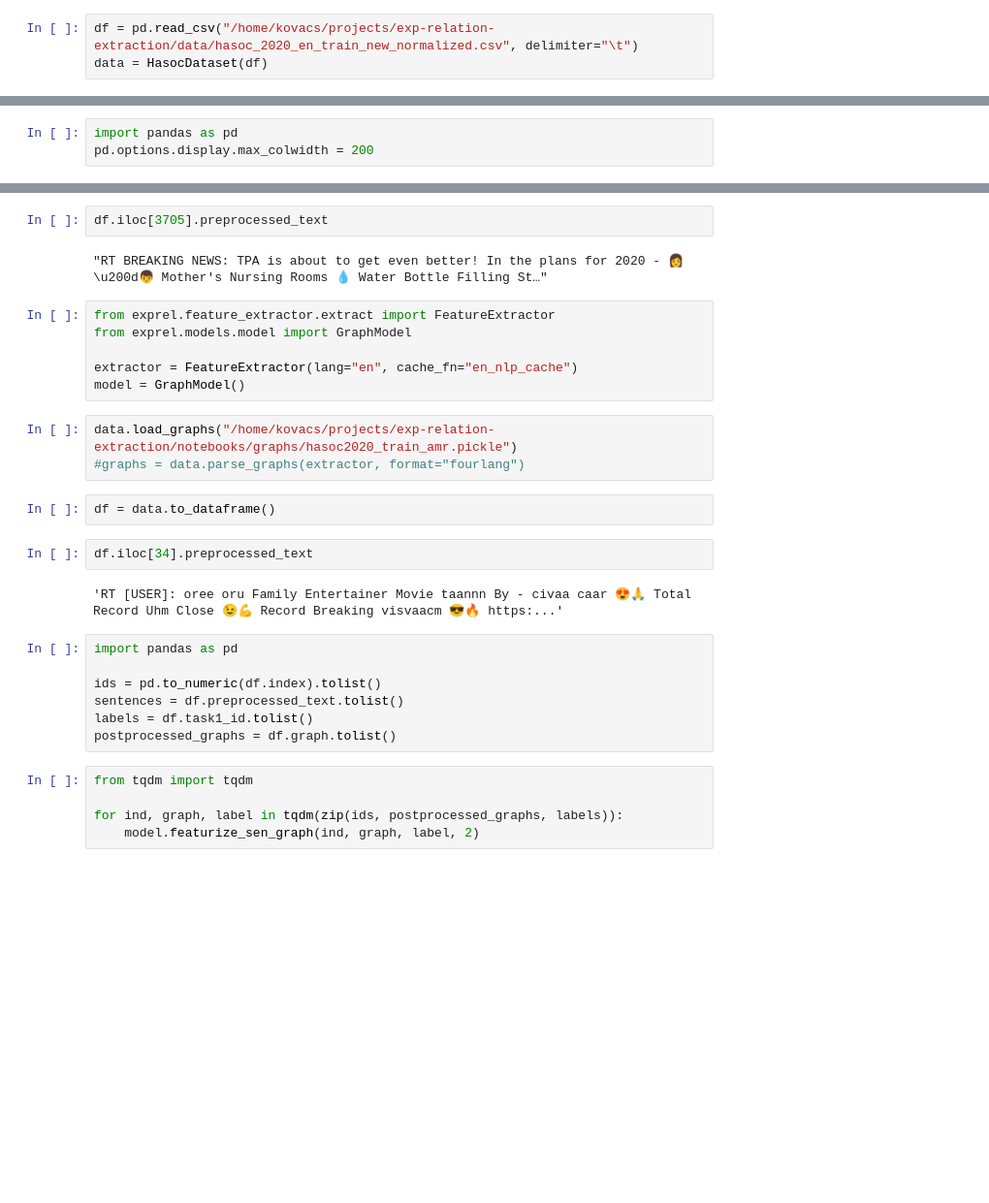
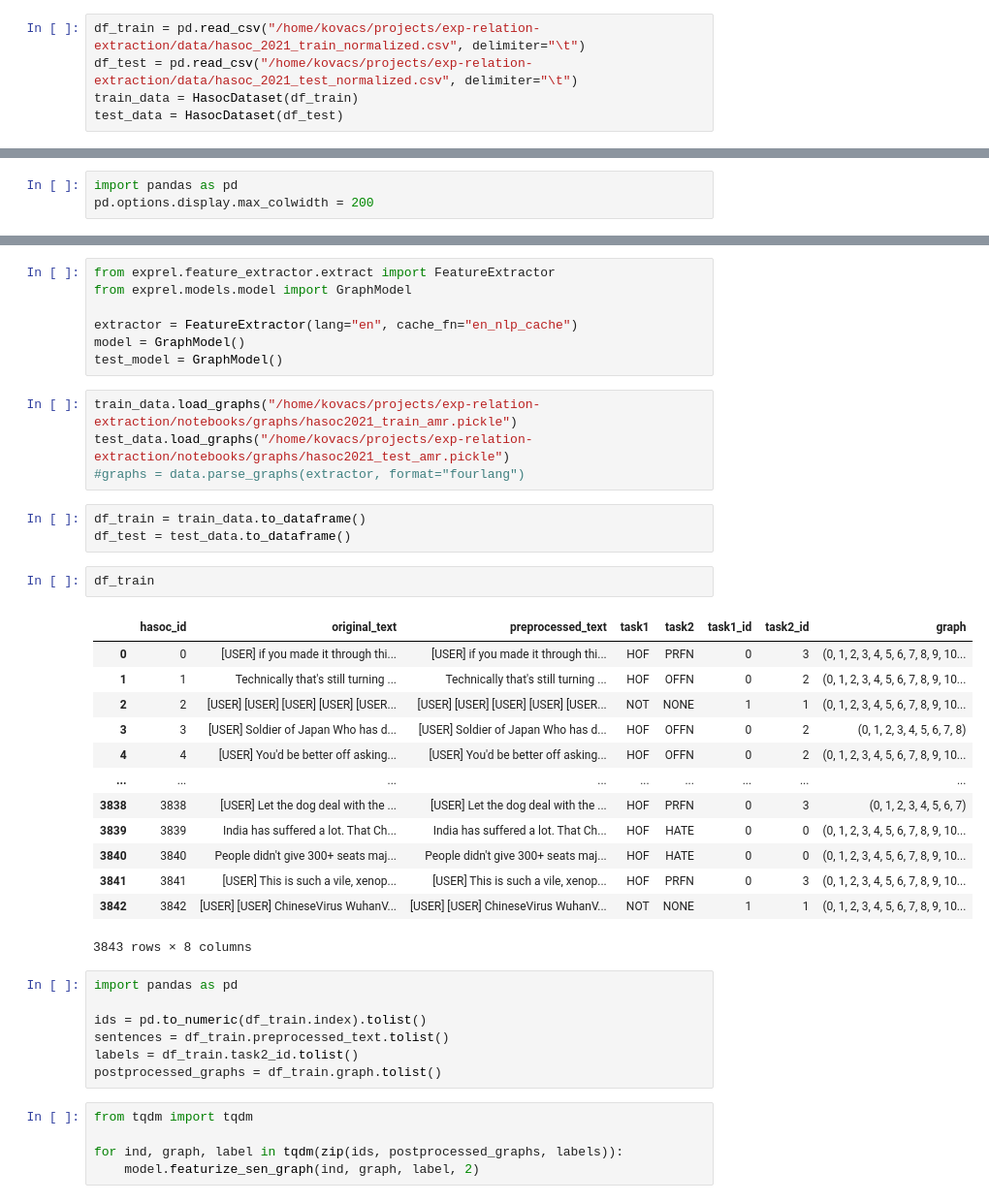
Before and after one commit to adaamko/POTATO, a Jupyter notebook: notebooks/hasoc2020.ipynb, the cells around one changed output, grey strips where cells are left out. Shown: that part at 97% size. Cells and saved outputs as stored; diff of their text form; blank space fills up the shorter version.

```diff
--- a/notebooks/hasoc2020.ipynb
+++ b/notebooks/hasoc2020.ipynb
@@ -7,6 +132,8 @@ load_dotenv()
 # %% [output]
 True
 # %%
-df = pd.read_csv("/home/kovacs/projects/exp-relation-extraction/data/hasoc_2020_en_train_new_normalized.csv", delimiter="\t")
-data = HasocDataset(df)
+df_train = pd.read_csv("/home/kovacs/projects/exp-relation-extraction/data/hasoc_2021_train_normalized.csv", delimiter="\t")
+df_test = pd.read_csv("/home/kovacs/projects/exp-relation-extraction/data/hasoc_2021_test_normalized.csv", delimiter="\t")
+train_data = HasocDataset(df_train)
+test_data = HasocDataset(df_test)
 # %% [output]
@@ -54,29 +160,40 @@ df
-# %%
-df.iloc[3705].preprocessed_text
-# %% [output]
-"RT BREAKING NEWS: TPA is about to get even better! In the plans for 2020 - 👩\u200d👦 Mother's Nursing Rooms 💧 Water Bottle Filling St…"
 # %%
 from exprel.feature_extractor.extract import FeatureExtractor
 from exprel.models.model import GraphModel
 
 extractor = FeatureExtractor(lang="en", cache_fn="en_nlp_cache")
 model = GraphModel()
+test_model = GraphModel()
 # %%
-data.load_graphs("/home/kovacs/projects/exp-relation-extraction/notebooks/graphs/hasoc2020_train_amr.pickle")
+train_data.load_graphs("/home/kovacs/projects/exp-relation-extraction/notebooks/graphs/hasoc2021_train_amr.pickle")
+test_data.load_graphs("/home/kovacs/projects/exp-relation-extraction/notebooks/graphs/hasoc2021_test_amr.pickle")
 #graphs = data.parse_graphs(extractor, format="fourlang")
 # %%
-df = data.to_dataframe()
+df_train = train_data.to_dataframe()
+df_test = test_data.to_dataframe()
-# %%
-df.iloc[34].preprocessed_text
-# %% [output]
-'RT [USER]: oree oru Family Entertainer Movie taannn By - civaa caar 😍🙏 Total Record Uhm Close 😉💪 Record Breaking visvaacm 😎🔥 https:...'
+# %%
+df_train
+# %% [output]
+|  | hasoc_id | original_text | preprocessed_text | task1 | task2 | task1_id | task2_id | graph |
+| 0 | 0 | [USER] if you made it through thi... | [USER] if you made it through thi... | HOF | PRFN | 0 | 3 | (0, 1, 2, 3, 4, 5, 6, 7, 8, 9, 10... |
+| 1 | 1 | Technically that's still turning ... | Technically that's still turning ... | HOF | OFFN | 0 | 2 | (0, 1, 2, 3, 4, 5, 6, 7, 8, 9, 10... |
+| 2 | 2 | [USER] [USER] [USER] [USER] [USER... | [USER] [USER] [USER] [USER] [USER... | NOT | NONE | 1 | 1 | (0, 1, 2, 3, 4, 5, 6, 7, 8, 9, 10... |
+| 3 | 3 | [USER] Soldier of Japan Who has d... | [USER] Soldier of Japan Who has d... | HOF | OFFN | 0 | 2 | (0, 1, 2, 3, 4, 5, 6, 7, 8) |
+| 4 | 4 | [USER] You'd be better off asking... | [USER] You'd be better off asking... | HOF | OFFN | 0 | 2 | (0, 1, 2, 3, 4, 5, 6, 7, 8, 9, 10... |
+| ... | ... | ... | ... | ... | ... | ... | ... | ... |
+| 3838 | 3838 | [USER] Let the dog deal with the ... | [USER] Let the dog deal with the ... | HOF | PRFN | 0 | 3 | (0, 1, 2, 3, 4, 5, 6, 7) |
+| 3839 | 3839 | India has suffered a lot. That Ch... | India has suffered a lot. That Ch... | HOF | HATE | 0 | 0 | (0, 1, 2, 3, 4, 5, 6, 7, 8, 9, 10... |
+| 3840 | 3840 | People didn't give 300+ seats maj... | People didn't give 300+ seats maj... | HOF | HATE | 0 | 0 | (0, 1, 2, 3, 4, 5, 6, 7, 8, 9, 10... |
+| 3841 | 3841 | [USER] This is such a vile, xenop... | [USER] This is such a vile, xenop... | HOF | PRFN | 0 | 3 | (0, 1, 2, 3, 4, 5, 6, 7, 8, 9, 10... |
+| 3842 | 3842 | [USER] [USER] ChineseVirus WuhanV... | [USER] [USER] ChineseVirus WuhanV... | NOT | NONE | 1 | 1 | (0, 1, 2, 3, 4, 5, 6, 7, 8, 9, 10... |
+3843 rows × 8 columns
 # %%
 import pandas as pd
 
-ids = pd.to_numeric(df.index).tolist()
-sentences = df.preprocessed_text.tolist()
-labels = df.task1_id.tolist()
-postprocessed_graphs = df.graph.tolist()
+ids = pd.to_numeric(df_train.index).tolist()
+sentences = df_train.preprocessed_text.tolist()
+labels = df_train.task2_id.tolist()
+postprocessed_graphs = df_train.graph.tolist()
 # %%
 from tqdm import tqdm
 
```
Also changed, not shown: parts of 45 cells of this notebook, 8 other files.
